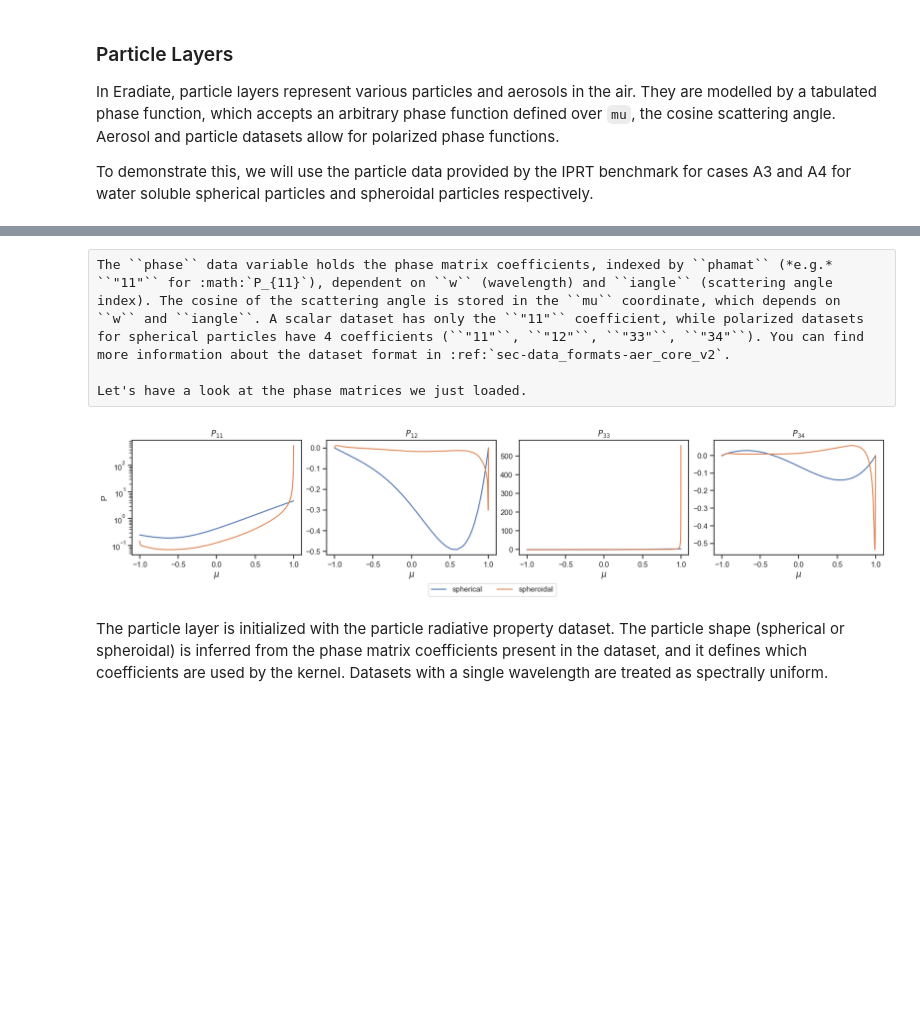
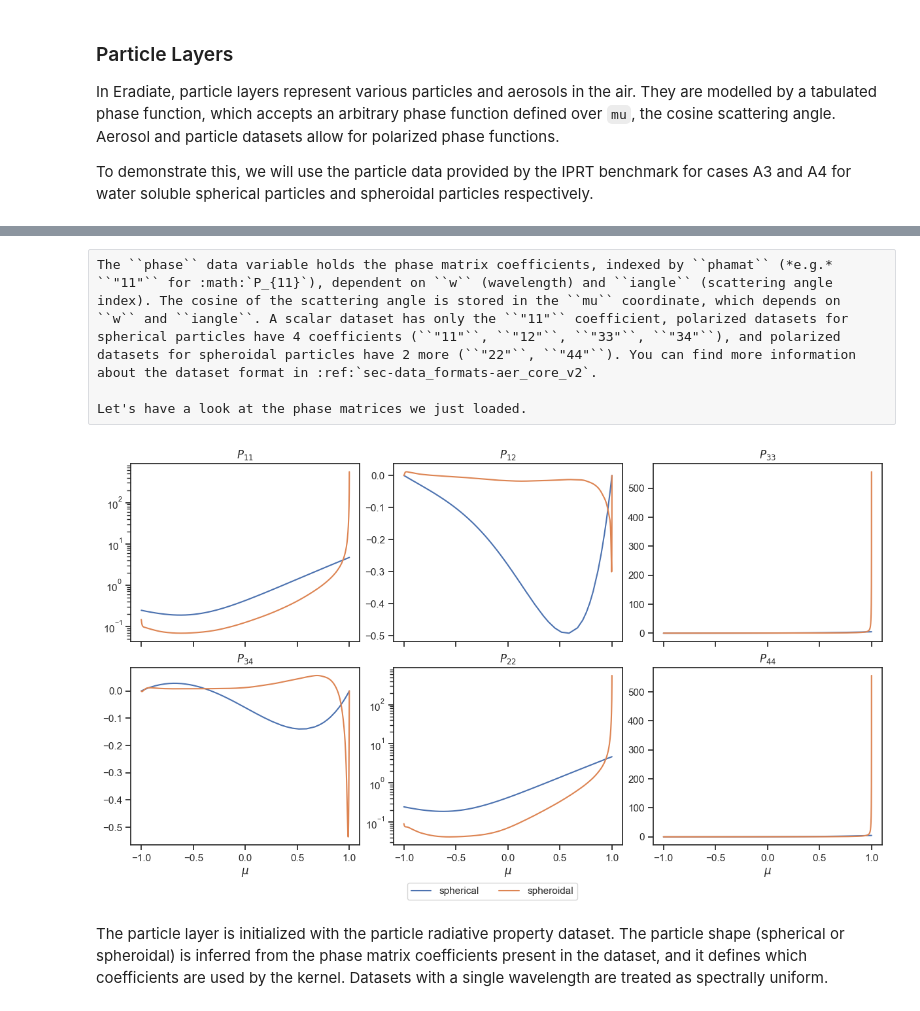
Before and after one commit to eradiate/eradiate-tutorials, a Jupyter notebook: getting_started/polarization.ipynb, the cells around one changed output, grey strips where cells are left out. Drawn from its saved outputs; the diff is of its cells as text; code cells hidden in the pictures; blank space fills up the shorter version.

Commit message:
Plot all six phase matrix coefficients in polarization tutorial

```diff
--- a/getting_started/polarization.ipynb
+++ b/getting_started/polarization.ipynb
@@ -293,29 +293,33 @@ Attributes:
 # %% [raw]
-The ``phase`` data variable holds the phase matrix coefficients, indexed by ``phamat`` (*e.g.* ``"11"`` for :math:`P_{11}`), dependent on ``w`` (wavelength) and ``iangle`` (scattering angle index). The cosine of the scattering angle is stored in the ``mu`` coordinate, which depends on ``w`` and ``iangle``. A scalar dataset has only the ``"11"`` coefficient, while polarized datasets for spherical particles have 4 coefficients (``"11"``, ``"12"``, ``"33"``, ``"34"``). You can find more information about the dataset format in :ref:`sec-data_formats-aer_core_v2`.
+The ``phase`` data variable holds the phase matrix coefficients, indexed by ``phamat`` (*e.g.* ``"11"`` for :math:`P_{11}`), dependent on ``w`` (wavelength) and ``iangle`` (scattering angle index). The cosine of the scattering angle is stored in the ``mu`` coordinate, which depends on ``w`` and ``iangle``. A scalar dataset has only the ``"11"`` coefficient, polarized datasets for spherical particles have 4 coefficients (``"11"``, ``"12"``, ``"33"``, ``"34"``), and polarized datasets for spheroidal particles have 2 more (``"22"``, ``"44"``). You can find more information about the dataset format in :ref:`sec-data_formats-aer_core_v2`.
 
 Let's have a look at the phase matrices we just loaded.
 # %%
-phamat = spherical.phamat.values
+phamat = spheroidal.phamat.values
 fig, axs = plt.subplots(
-    1, len(phamat), figsize=(len(phamat) * 4, 3.5), layout="constrained", sharex=True
+    2, 3, figsize=(3 * 4, 2 * 3.5), layout="constrained", sharex=True
 )
 
-for ax, ij in zip(axs, phamat):
+for ax, ij in zip(axs.flat, phamat):
     for name, ds in [("spherical", spherical), ("spheroidal", spheroidal)]:
+        # P22 and P44 are equal to P11 and P33 for spherical particles
+        ij_ds = {"22": "11", "44": "33"}.get(ij, ij) if name == "spherical" else ij
         ax.plot(
             ds.mu.isel(w=0).values,
-            ds.phase.isel(w=0).sel(phamat=ij).values,
+            ds.phase.isel(w=0).sel(phamat=ij_ds).values,
             label=name if ij == "11" else None,
         )
     ax.set_title(f"$P_{{{ij}}}$")
+for ax in axs[-1]:
     ax.set_xlabel(r"$\mu$")
-axs[0].set_ylabel("P")
-axs[0].set_yscale("log")
+for ax in axs.flat:
+    if ax.get_title() in {"$P_{11}$", "$P_{22}$"}:
+        ax.set_yscale("log")
 
 fig.legend(loc="outside lower center", ncols=2)
 plt.show()
 # %% [output]
-[figure, old version]
+[figure, new version]
 # %% [markdown]
 The particle layer is initialized with the particle radiative property dataset. The particle shape (spherical or spheroidal) is inferred from the phase matrix coefficients present in the dataset, and it defines which coefficients are used by the kernel. Datasets with a single wavelength are treated as spectrally uniform.
 # %%
```
Also changed, not shown: parts of 2 cells of this notebook.
